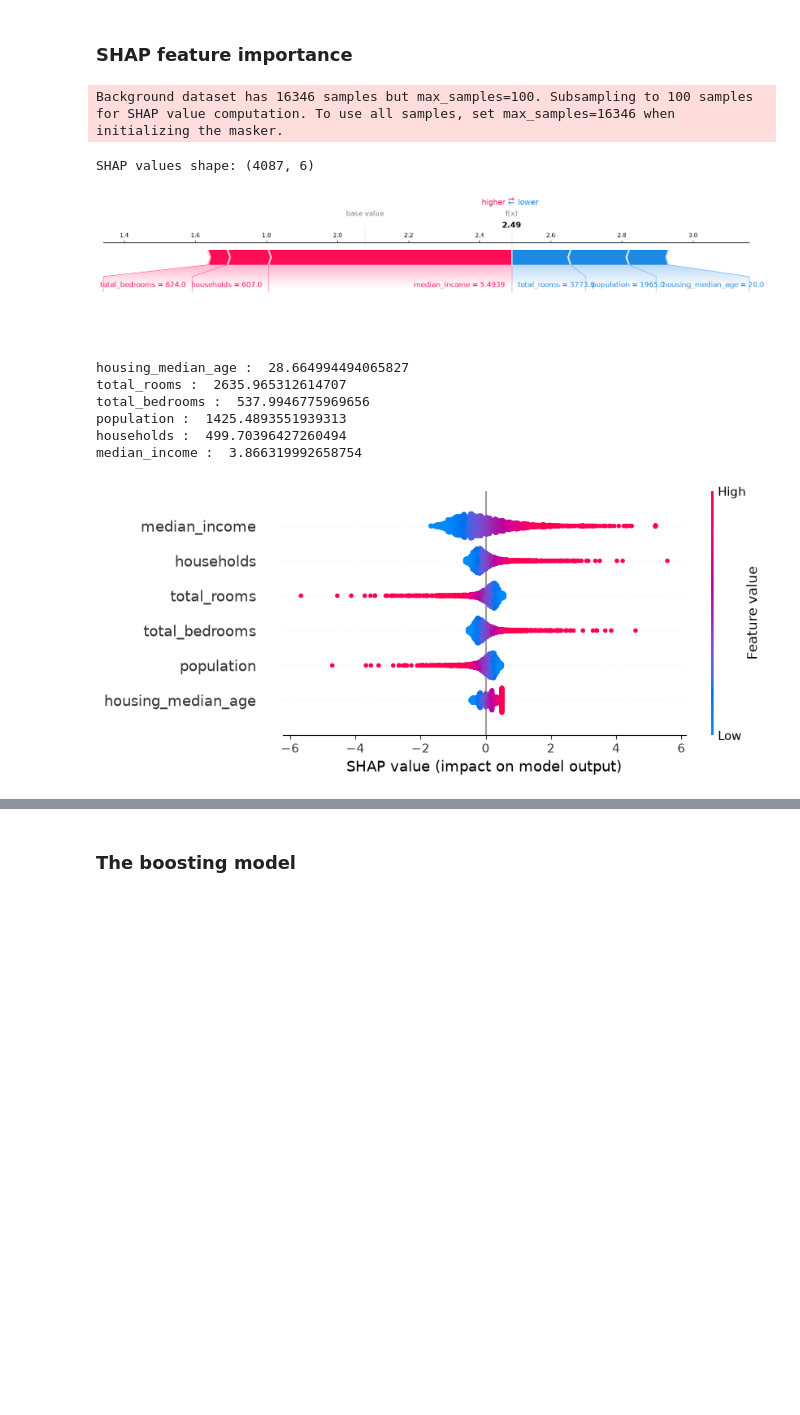
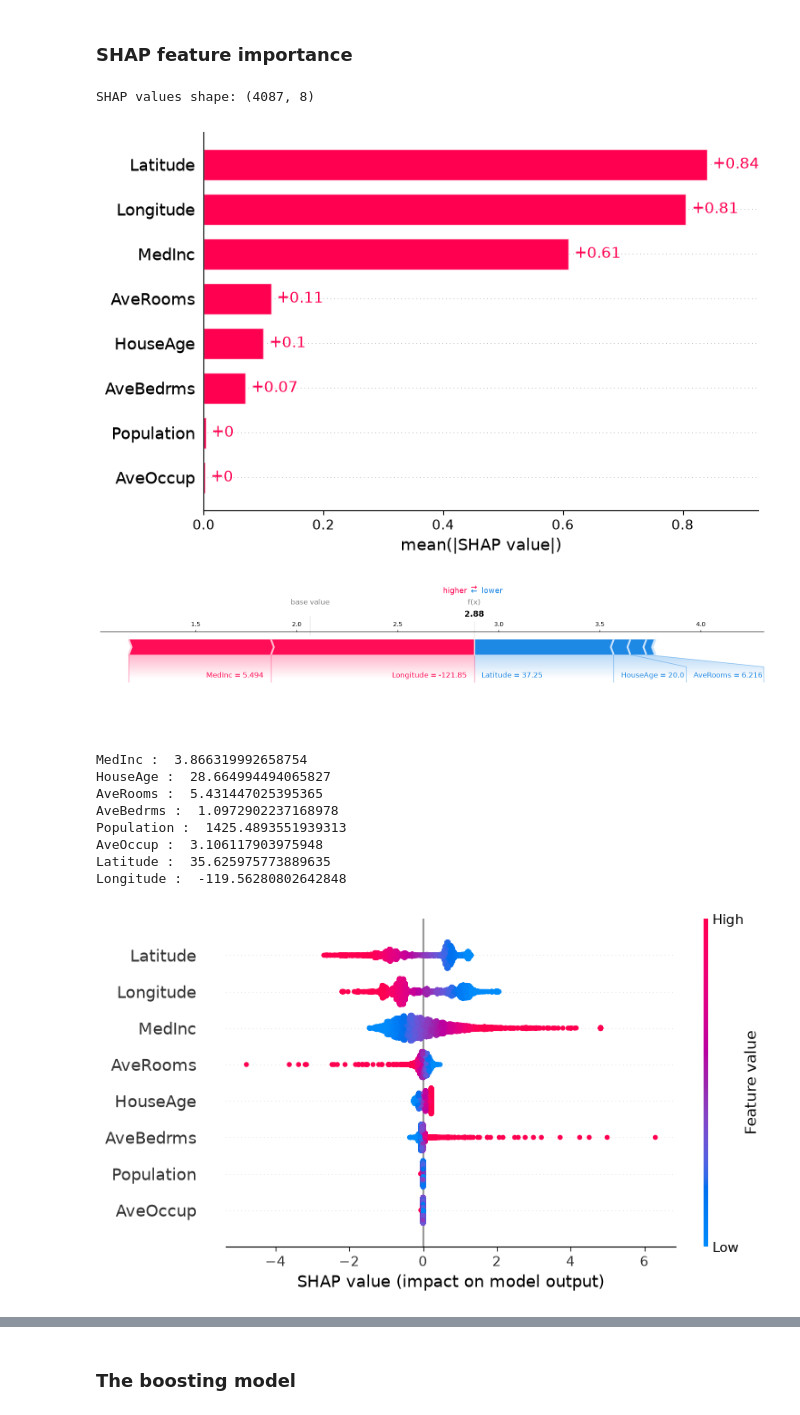
Before and after one commit to ffredz/TDT4172prosjekter, a Jupyter notebook: Project4/Project4_XAI.ipynb, the cells around one changed output, grey strips where cells are left out. Drawn from its saved outputs; the diff is of its cells as text; code cells hidden in the pictures; blank space fills up the shorter version.

```diff
--- a/Project4/Project4_XAI.ipynb
+++ b/Project4/Project4_XAI.ipynb
@@ -121,25 +132,31 @@ plt.show()
 # %%
 # We need to provide SHAP a background dataset for reference samples.
 background = X_train # TODO
-explainer = shap.Explainer(linear_model, background)
+masker = shap.maskers.Independent(X_train, max_samples=len(X_train))
+explainer = shap.Explainer(linear_model, masker)
 features = data.columns
+
 shap_values = explainer.shap_values(X_test) # TODO: Compute SHAP values for the test set
 print(f"SHAP values shape: {shap_values.shape}")
 # TODO: bar plot with averaged absolute SHAP values
+sv = explainer(X_test)
+shap.plots.bar(sv)
 i = 6
 X_test.iloc[i]
-shap.force_plot(explainer.expected_value,shap_values[i,:],X_test.iloc[i],feature_names = features, matplotlib=True)
+shap.force_plot(explainer.expected_value,shap_values[i,:],X_test.iloc[i].round(3),feature_names = features, matplotlib=True)
 for _feature in features:
     print(_feature, ": ", X_train[_feature].mean())
 shap.plots.beeswarm(explainer(X_test))
 # %% [output]
-Background dataset has 16346 samples but max_samples=100. Subsampling to 100 samples for SHAP value computation. To use all samples, set max_samples=16346 when initializing the masker.
+SHAP values shape: (4087, 8)
+[figure, new version]
+[figure, new version]
-SHAP values shape: (4087, 6)
+MedInc :  3.866319992658754
+HouseAge :  28.664994494065827
+AveRooms :  5.431447025395365
+AveBedrms :  1.0972902237168978
+Population :  1425.4893551939313
+AveOccup :  3.106117903975948
+Latitude :  35.625975773889635
+Longitude :  -119.56280802642848
-[figure, old version]
-housing_median_age :  28.664994494065827
-total_rooms :  2635.965312614707
-total_bedrooms :  537.9946775969656
-population :  1425.4893551939313
-households :  499.70396427260494
-median_income :  3.866319992658754
-[figure, old version]
+[figure, added]
```
Also changed, not shown: parts of 25 cells of this notebook.
